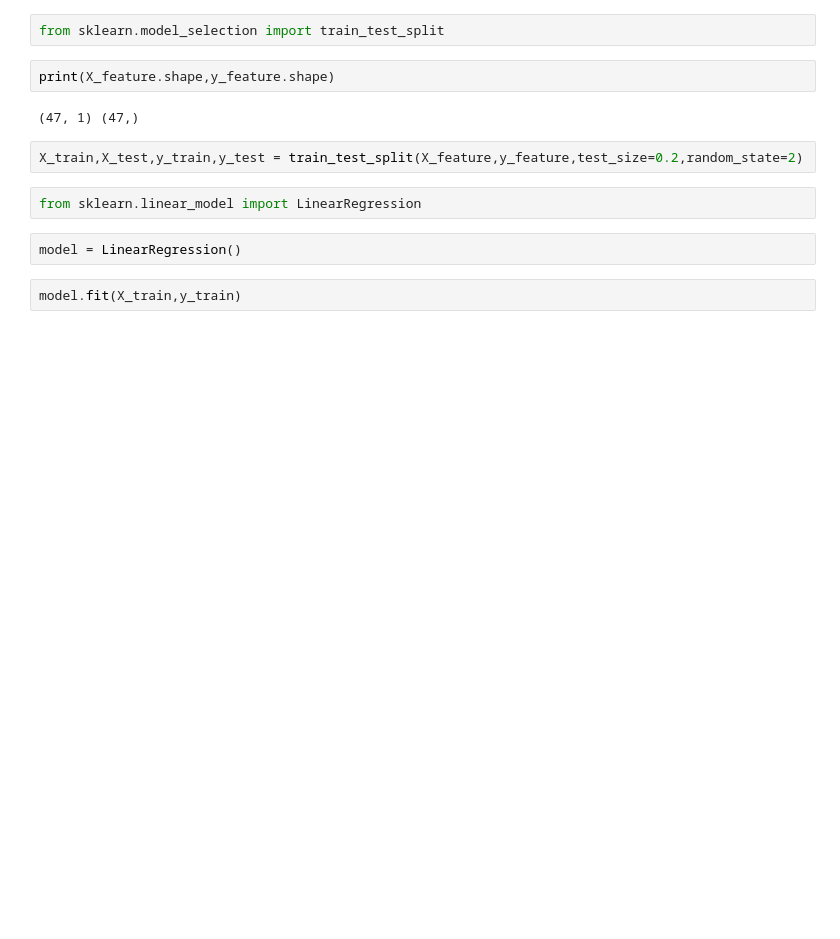
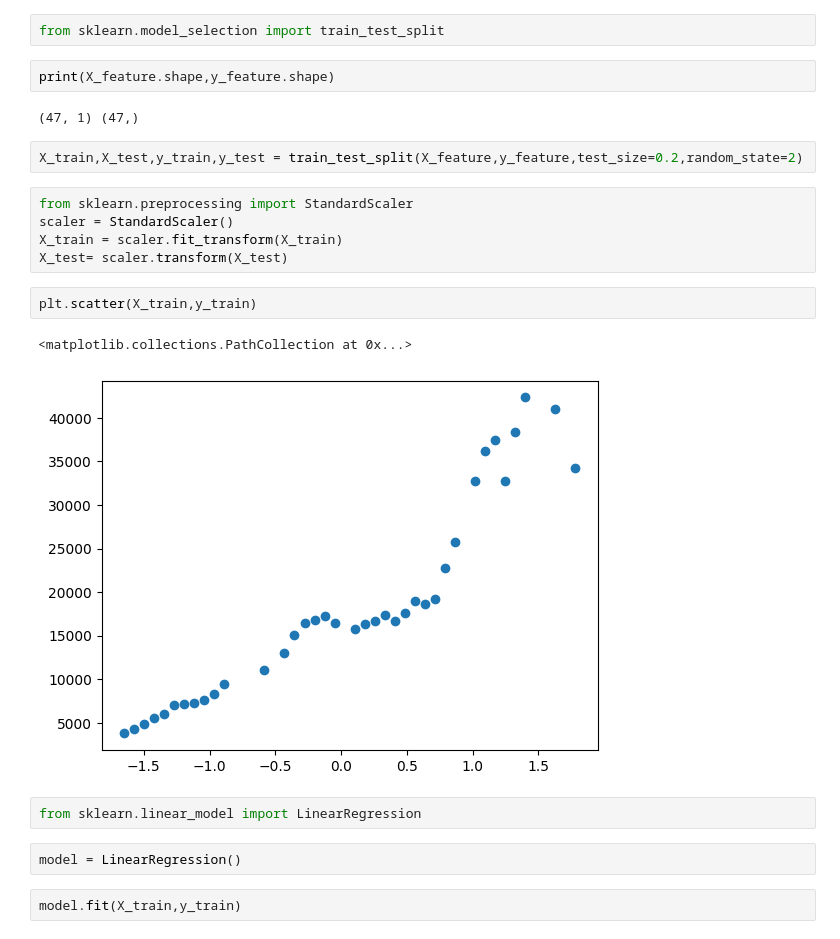
Before and after one commit to Ripeshghimire/Intro-to-AI-and-ML, a Jupyter notebook: MachineLearning/linear.ipynb, the cells around one changed output. Drawn from its saved outputs; the diff is of its cells as text; blank space fills up the shorter version.

```diff
--- a/MachineLearning/linear.ipynb
+++ b/MachineLearning/linear.ipynb
@@ -31,6 +31,16 @@ print(X_feature.shape,y_feature.shape)
 (47, 1) (47,)
 # %%
 X_train,X_test,y_train,y_test = train_test_split(X_feature,y_feature,test_size=0.2,random_state=2)
+# %%
+from sklearn.preprocessing import StandardScaler
+scaler = StandardScaler()
+X_train = scaler.fit_transform(X_train)
+X_test= scaler.transform(X_test)
+# %%
+plt.scatter(X_train,y_train)
+# %% [output]
+<matplotlib.collections.PathCollection at 0x...>
+[figure, added]
 # %%
 from sklearn.linear_model import LinearRegression
 # %%
```
Also changed, not shown: 2 other files.
